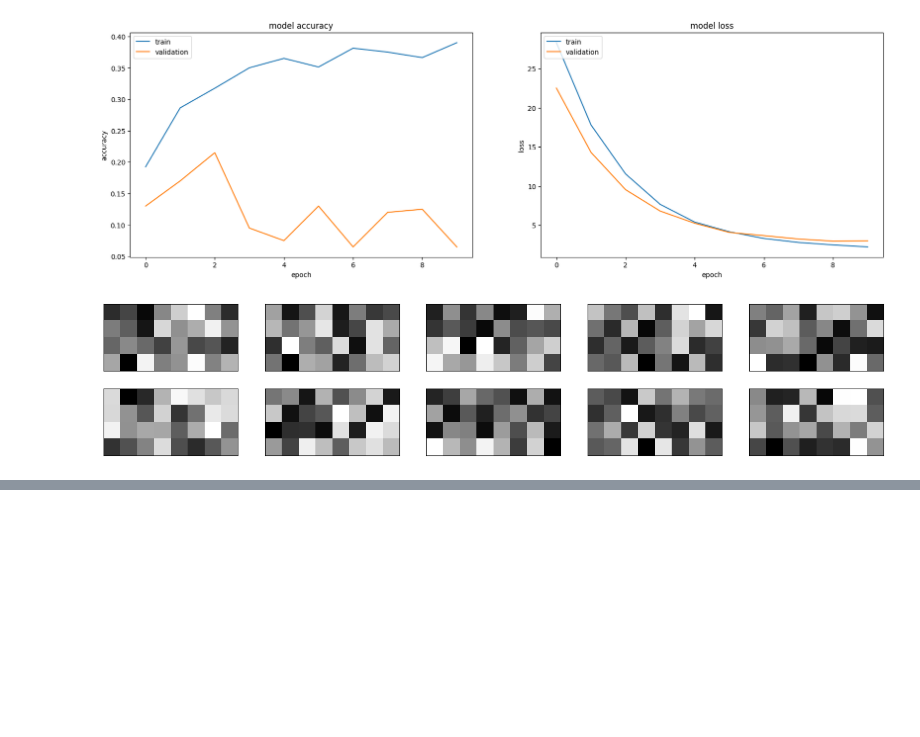
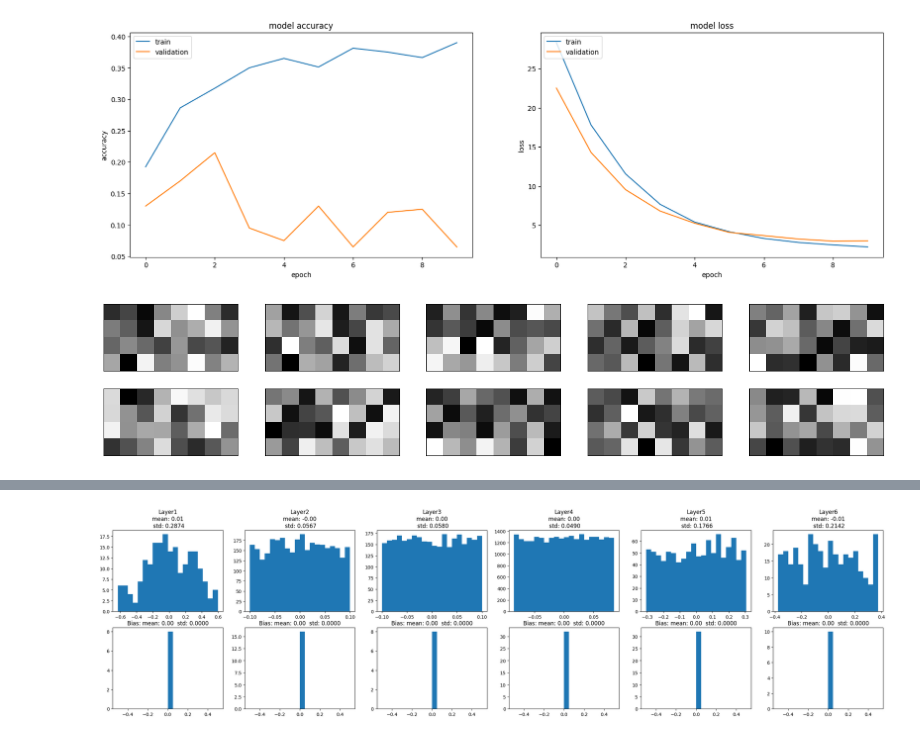
Before and after one commit to thdb-theo/AudioClassification, a Jupyter notebook: src/Model.ipynb, the cells around one changed output, grey strips where cells are left out. Saved outputs shown, nothing was run; the diff lists cells and outputs as text; code cells hidden in the pictures; blank space fills up the shorter version.

```diff
--- a/src/Model.ipynb
+++ b/src/Model.ipynb
@@ -243,12 +217,0 @@ print(y_test[20:26])
-# %%
-def ShowWeightStats(model):
-    for layer in model.layers:
-        print(layer)
-        print(type(layer))
-        if len(layer.get_weights()) != 0 and type(layer) != keras.layers.normalization.batch_normalization.BatchNormalization:
-            w = np.asarray(layer.get_weights()[0]).flatten()
-            b = layer.get_weights()[1]
-            plt.hist(w)
-            plt.show()
-
-ShowWeightStats(model)
@@ -260,0 +251,27 @@ AttributeError: module 'keras.api._v2.keras.layers' has no attribute 'normalizat
+# %%
+def ShowWeightStats(model):
+    plt.figure(figsize=(30,7))
+    numOfWeightedLayers = 0
+    for layer in model.layers:
+        if len(layer.get_weights()) != 0 and type(layer) != BatchNormalization:
+            numOfWeightedLayers = numOfWeightedLayers+1
+    i = 1
+    for layer in model.layers:
+        if len(layer.get_weights()) != 0 and type(layer) != BatchNormalization:
+            w = np.asarray(layer.get_weights()[0]).flatten()
+            mean = w.mean()
+            std = np.std(w)
+            b = layer.get_weights()[1]
+            meanb = b.mean()
+            stdb = np.std(b)
+            plt.subplot(2,numOfWeightedLayers,i)
+            plt.title("Layer" + str(i) + f"\n mean: {mean:.2f} \n std: {std:.4f}")
+            plt.hist(w,bins=20)
+            plt.subplot(2,numOfWeightedLayers,i+numOfWeightedLayers)
+            plt.title( f"Bias: mean: {meanb:.2f}  std: {stdb:.4f}")
+            plt.hist(b,bins=20)
+            i = i + 1
+    plt.show()
+ShowWeightStats(model)
+# %% [output]
+[figure, added]
```
Also changed, not shown: parts of 4 cells of this notebook, 1 other file.
